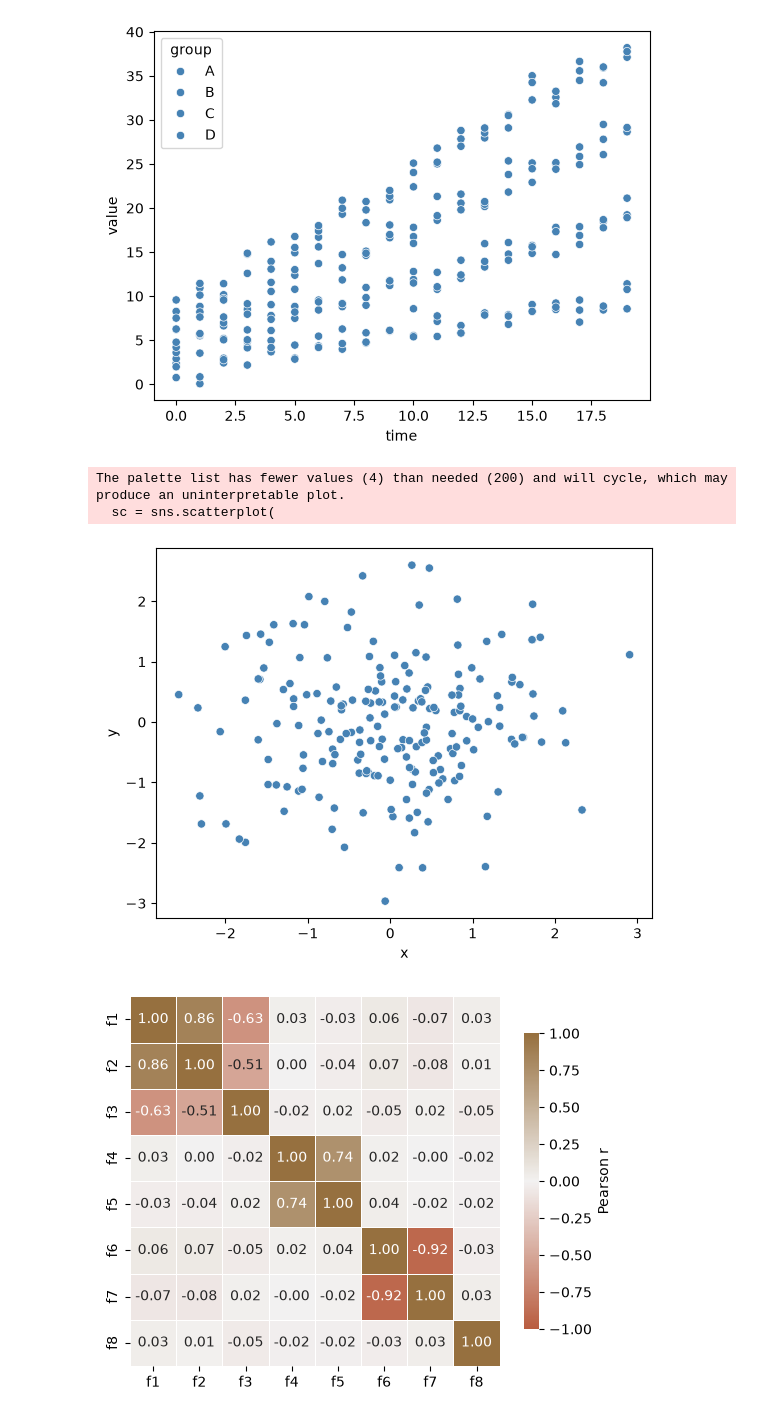
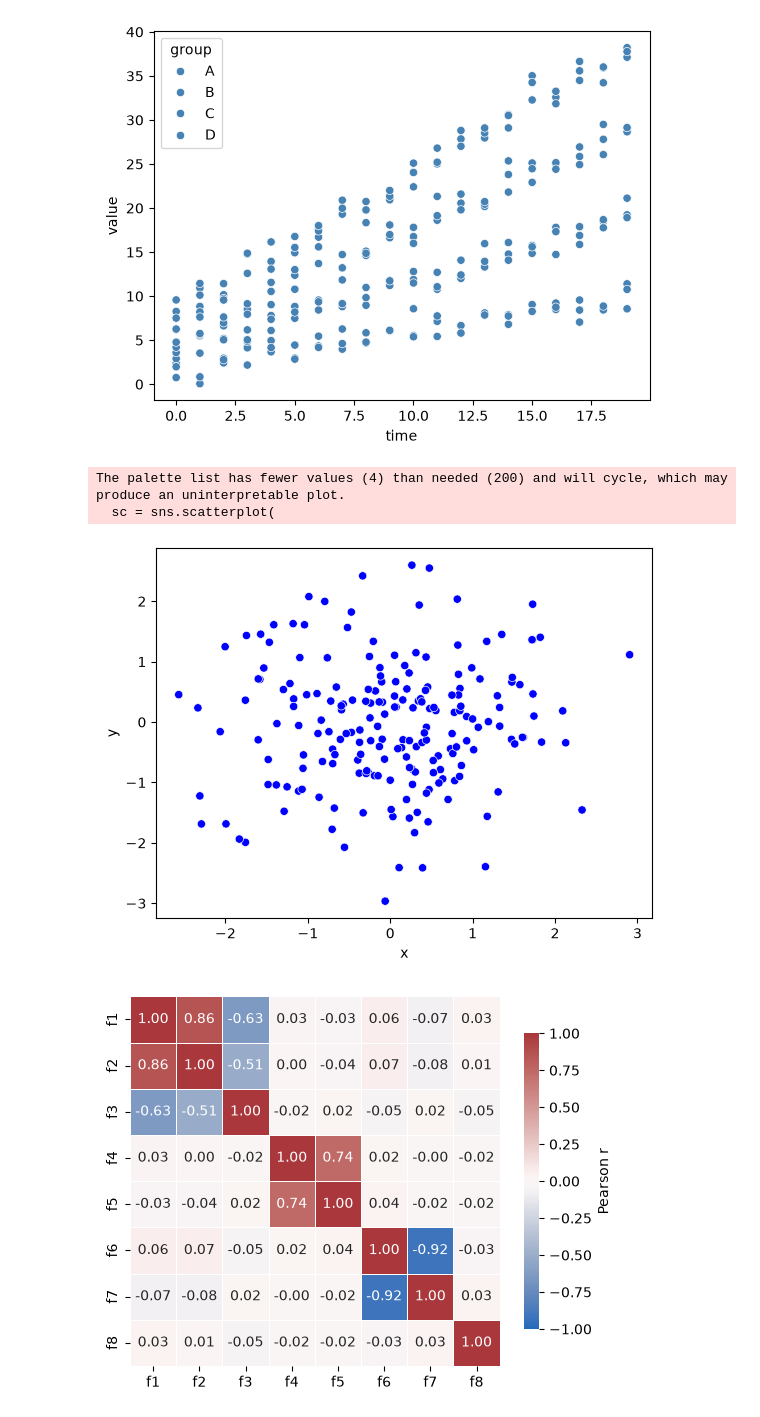
Before and after one commit to mcschuman/ChemicalDataScience103, a Jupyter notebook: lectures/session20/materials/colour_palettes.ipynb, the cells around one changed output. Drawn from its saved outputs; the diff is of its cells as text; code cells hidden in the pictures.

```diff
--- a/lectures/session20/materials/colour_palettes.ipynb
+++ b/lectures/session20/materials/colour_palettes.ipynb
@@ -186,22 +183,22 @@ plt.show()
 # Plot 2
 sc = sns.scatterplot(
     data=df_scatter, x="x", y="y", hue="temperature",
-    palette=["steelblue"] * 4,
+    palette=["blue"] * 4, #Creates a list of four different values, not multiplication
     legend=False
 )
 plt.show()
 # %% [output]
 The palette list has fewer values (4) than needed (200) and will cycle, which may produce an uninterpretable plot.
   sc = sns.scatterplot(
-[figure, old version]
+[figure, new version]
 # %%
 from matplotlib.colors import ListedColormap
 sns.heatmap(
     corr, vmin=-1, vmax=1, center=0,
     annot=True, fmt=".2f", square=True, linewidths=0.5,
     cbar_kws={"label": "Pearson r", "shrink": 0.8},
-    cmap=ListedColormap(["steelblue"])
+    cmap="vlag"
 )
 plt.show()
 # %% [output]
-[figure, old version]
+[figure, new version]
```
Also changed, not shown: parts of 6 cells of this notebook, 2 other files.
